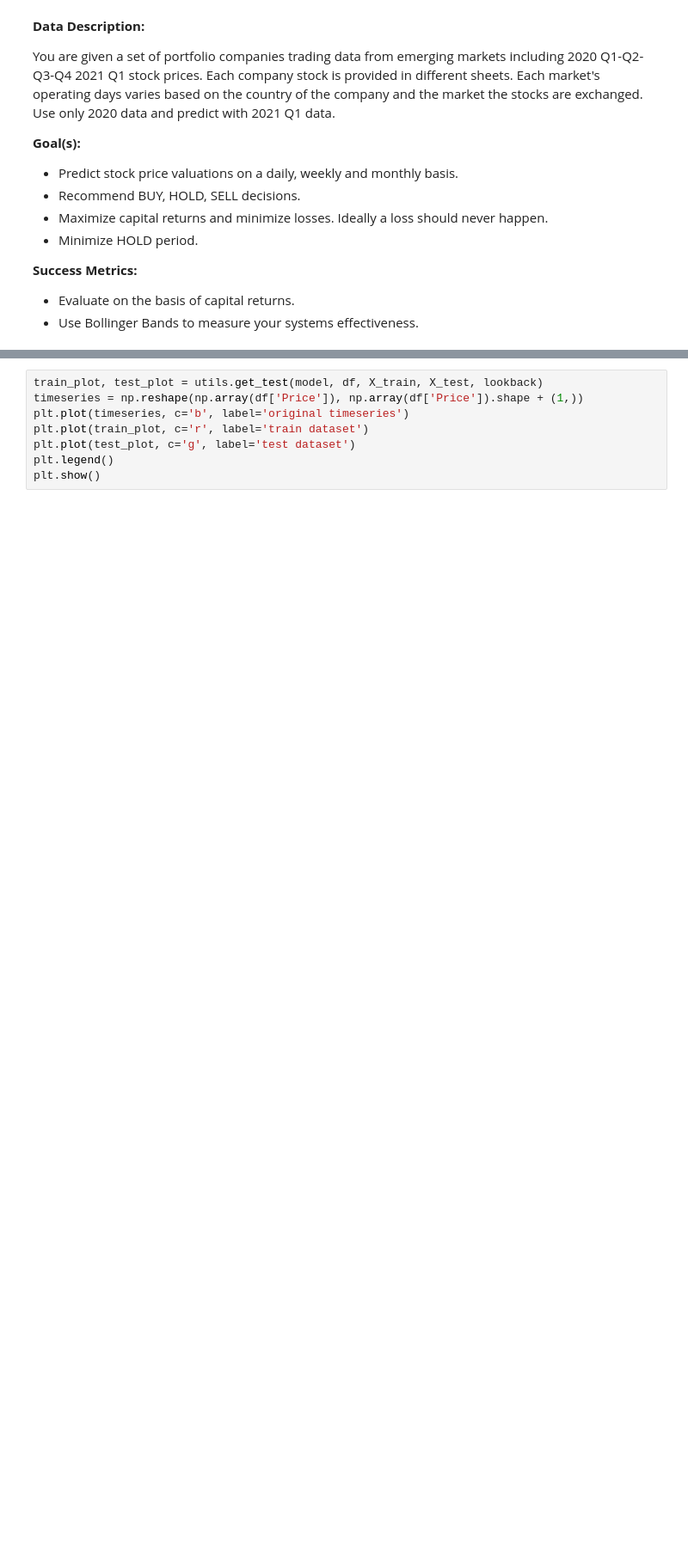
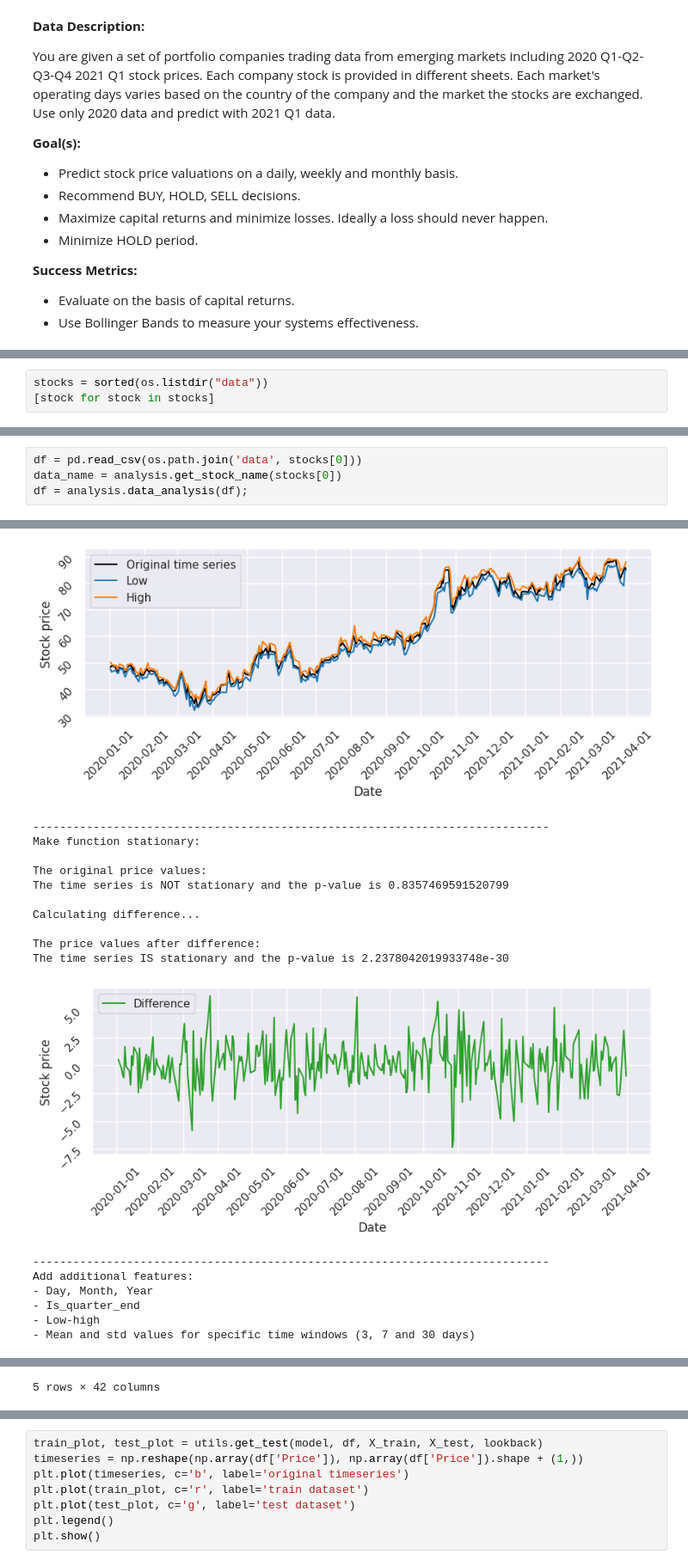
Before and after one commit to AlexandraBinder/ValueInvestor, a Jupyter notebook: main_p5.ipynb, the cells around one changed output, grey strips where cells are left out. Shown: that part at 86% size. Saved outputs shown, nothing was run; the diff lists cells and outputs as text; blank space fills up the shorter version.

```diff
--- a/main_p5.ipynb
+++ b/main_p5.ipynb
@@ -165,0 +39,3 @@ Epoch 1900: train RMSE 1.8102, test RMSE 2.9851
+# %%
+stocks = sorted(os.listdir("data"))
+[stock for stock in stocks]
@@ -165,0 +51,5 @@ Epoch 1900: train RMSE 1.8102, test RMSE 2.9851
+# %%
+df = pd.read_csv(os.path.join('data', stocks[0]))
+data_name = analysis.get_stock_name(stocks[0])
+df = analysis.data_analysis(df);
+# %% [output]
@@ -165,0 +65,18 @@ Epoch 1900: train RMSE 1.8102, test RMSE 2.9851
+[figure, added]
+-----------------------------------------------------------------------------
+Make function stationary:
+
+The original price values:
+The time series is NOT stationary and the p-value is 0.8357469591520799
+
+Calculating difference...
+
+The price values after difference:
+The time series IS stationary and the p-value is 2.2378042019933748e-30
+[figure, added]
+-----------------------------------------------------------------------------
+Add additional features:
+- Day, Month, Year
+- Is_quarter_end
+- Low-high
+- Mean and std values for specific time windows (3, 7 and 30 days)
@@ -165,0 +89 @@ Epoch 1900: train RMSE 1.8102, test RMSE 2.9851
+5 rows × 42 columns
```
Also changed, not shown: parts of 13 cells of this notebook, 6 other files.
